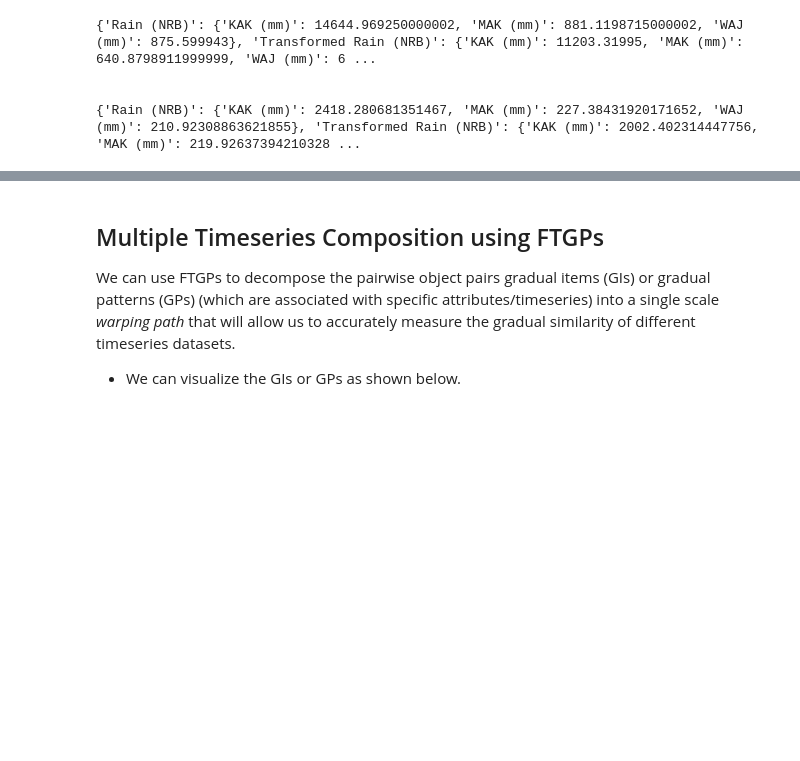
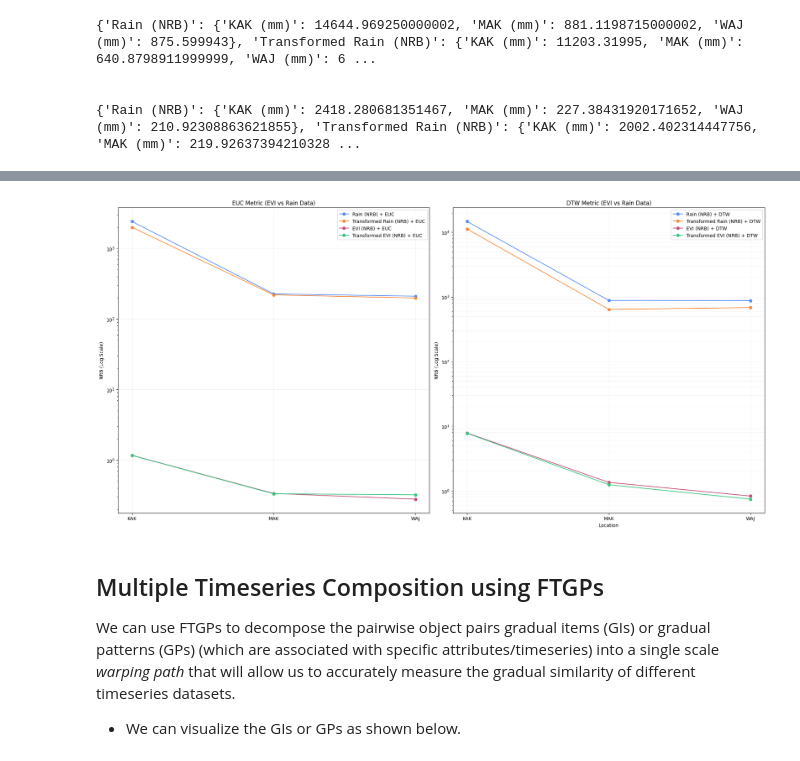
Before and after one commit to owuordickson/t-graank, a Jupyter notebook: analysis/timeseries_analysis.ipynb, the cells around one changed output, grey strips where cells are left out. Saved outputs shown, nothing was run; the diff lists cells and outputs as text; code cells hidden in the pictures; blank space fills up the shorter version.

```diff
--- a/analysis/timeseries_analysis.ipynb
+++ b/analysis/timeseries_analysis.ipynb
@@ -251,3 +263,39 @@ plt.legend()
+# %%
+# Create the combined legend label
+plt_df['Legend'] = plt_df['Data'] + " + " + plt_df['Metric']
+
+# 2. Filter data for specific plots
+df_evi = plt_df[plt_df['Data'].str.contains('EVI')]
+df_euc = plt_df[plt_df['Metric'] == 'EUC']
+df_dtw = plt_df[plt_df['Metric'] == 'DTW']
+
+# 3. Create subplots
+fig, (ax1, ax2) = plt.subplots(1, 2, figsize=(20, 10))
+
+# Plot 1: All EVI Data
+for _, row in df_euc.iterrows():
+    ax1.plot(locations, row[locations], marker='o', label=row['Legend'])
+ax1.set_title('EUC Metric (EVI vs Rain Data)')
+ax1.set_ylabel(f'{target_col} (Log Scale)')
+ax1.set_yscale('log') # Use log scale because Rain is much higher than EVI
+ax1.legend(loc='upper right')
+ax1.grid(True, alpha=0.3)
+
+# Plot 2: All DTW Metric Data
+for _, row in df_dtw.iterrows():
+    ax2.plot(locations, row[locations], marker='o', label=row['Legend'])
+ax2.set_title('DTW Metric (EVI vs Rain Data)')
+ax2.set_ylabel(f'{target_col} (Log Scale)')
+ax2.set_yscale('log') # Use log scale because Rain is much higher than EVI
+ax2.legend(loc='upper right')
+ax2.grid(True, which="both", ls="-", alpha=0.2)
+
+# 4. Final Formatting
+plt.xlabel('Location')
+plt.tight_layout()
+plt.show()
+# %% [output]
+[figure, added]
 # %% [markdown]
 ## Multiple Timeseries Composition using FTGPs
 
```
Also changed, not shown: parts of 10 cells of this notebook.
